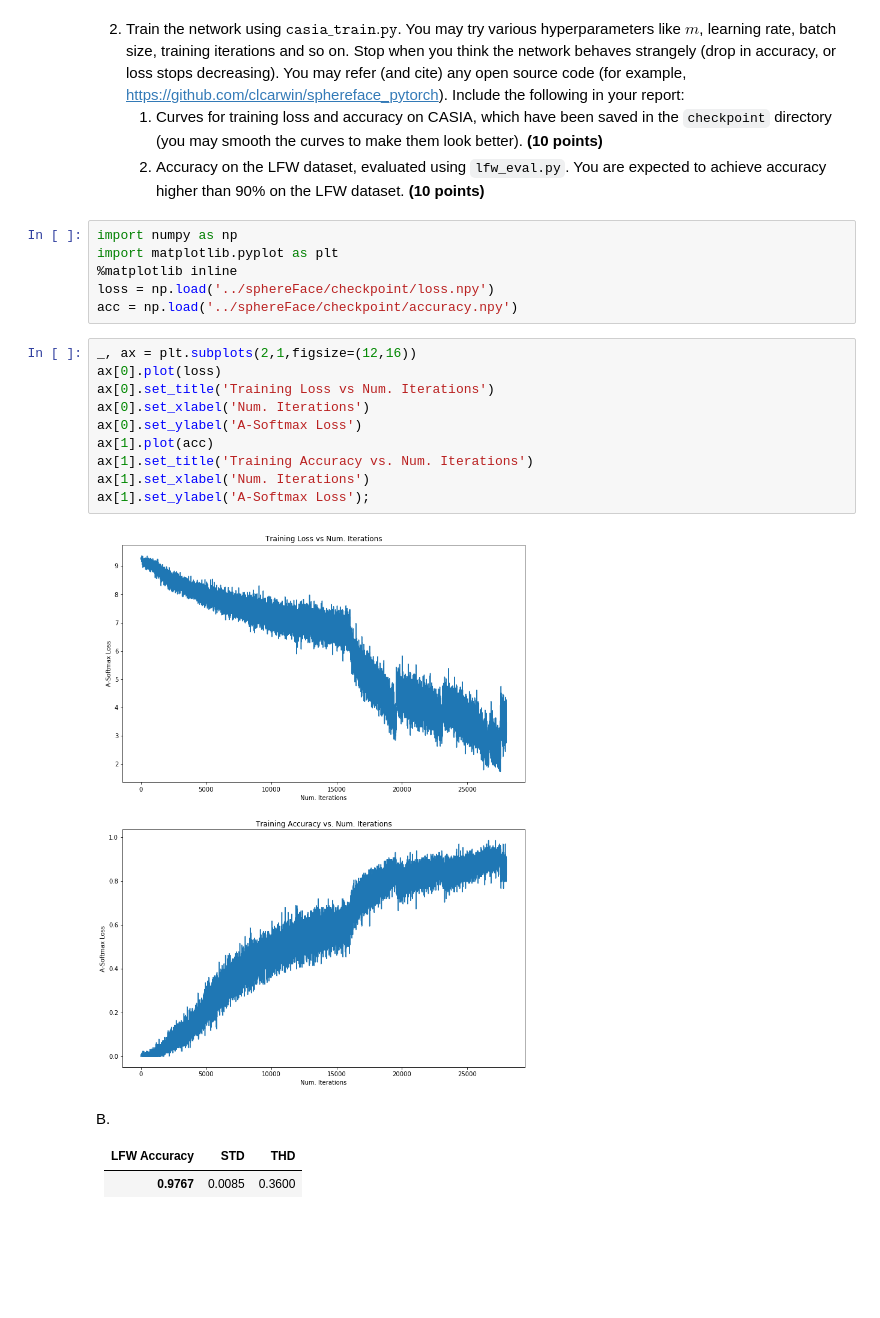
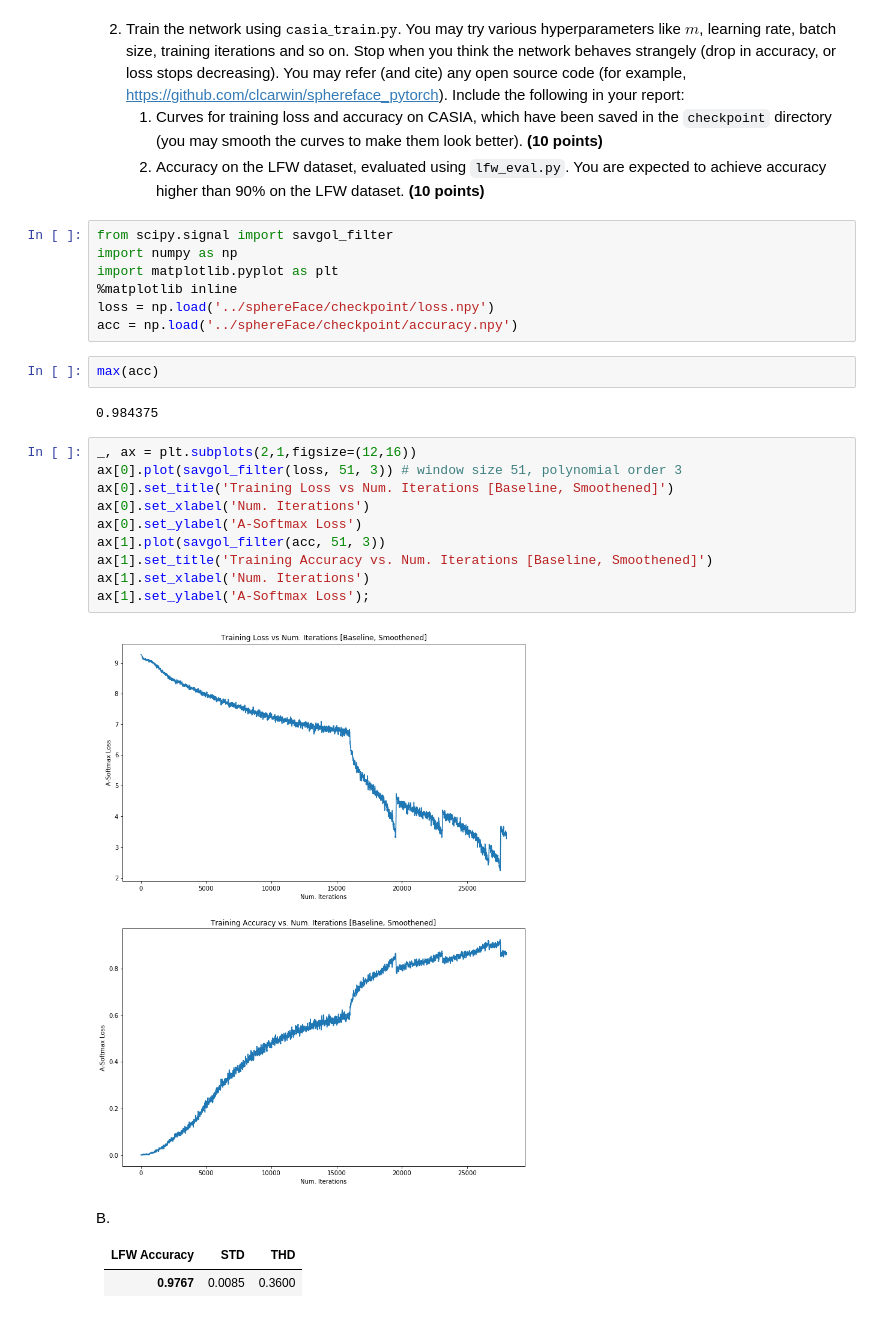
Before and after one commit to devanshuDesai/cse252d-sp21-hw2, a Jupyter notebook: hw2_questions.ipynb, the cells around one changed output. Drawn from its saved outputs; the diff is of its cells as text; blank space fills up the shorter version.

```diff
--- a/hw2_questions.ipynb
+++ b/hw2_questions.ipynb
@@ -168,23 +227,28 @@ loss = loss.mean()
     1. Curves for training loss and accuracy on CASIA, which have been saved in the `checkpoint` directory (you may smooth the curves to make them look better). **(10 points)**
     2. Accuracy on the LFW dataset, evaluated using `lfw_eval.py`. You are expected to achieve accuracy higher than 90% on the LFW dataset. **(10 points)**
 # %%
+from scipy.signal import savgol_filter
 import numpy as np
 import matplotlib.pyplot as plt
 %matplotlib inline
 loss = np.load('../sphereFace/checkpoint/loss.npy')
 acc = np.load('../sphereFace/checkpoint/accuracy.npy')
+# %%
+max(acc)
+# %% [output]
+0.984375
 # %%
 _, ax = plt.subplots(2,1,figsize=(12,16))
-ax[0].plot(loss)
-ax[0].set_title('Training Loss vs Num. Iterations')
+ax[0].plot(savgol_filter(loss, 51, 3)) # window size 51, polynomial order 3
+ax[0].set_title('Training Loss vs Num. Iterations [Baseline, Smoothened]')
 ax[0].set_xlabel('Num. Iterations')
 ax[0].set_ylabel('A-Softmax Loss')
-ax[1].plot(acc)
-ax[1].set_title('Training Accuracy vs. Num. Iterations')
+ax[1].plot(savgol_filter(acc, 51, 3))
+ax[1].set_title('Training Accuracy vs. Num. Iterations [Baseline, Smoothened]')
 ax[1].set_xlabel('Num. Iterations')
 ax[1].set_ylabel('A-Softmax Loss');
 # %% [output]
-[figure, old version]
+[figure, new version]
 # %% [markdown]
 B.
 
```
Also changed, not shown: parts of 10 cells of this notebook.
